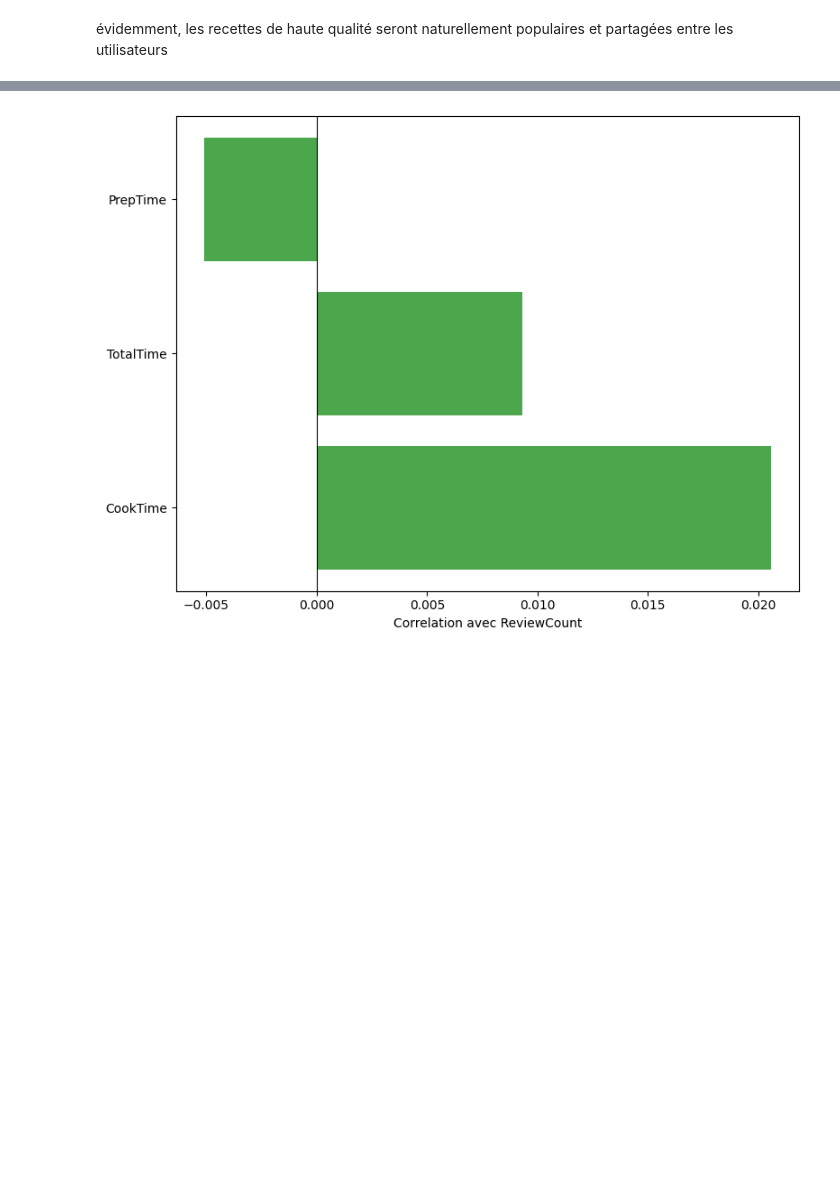
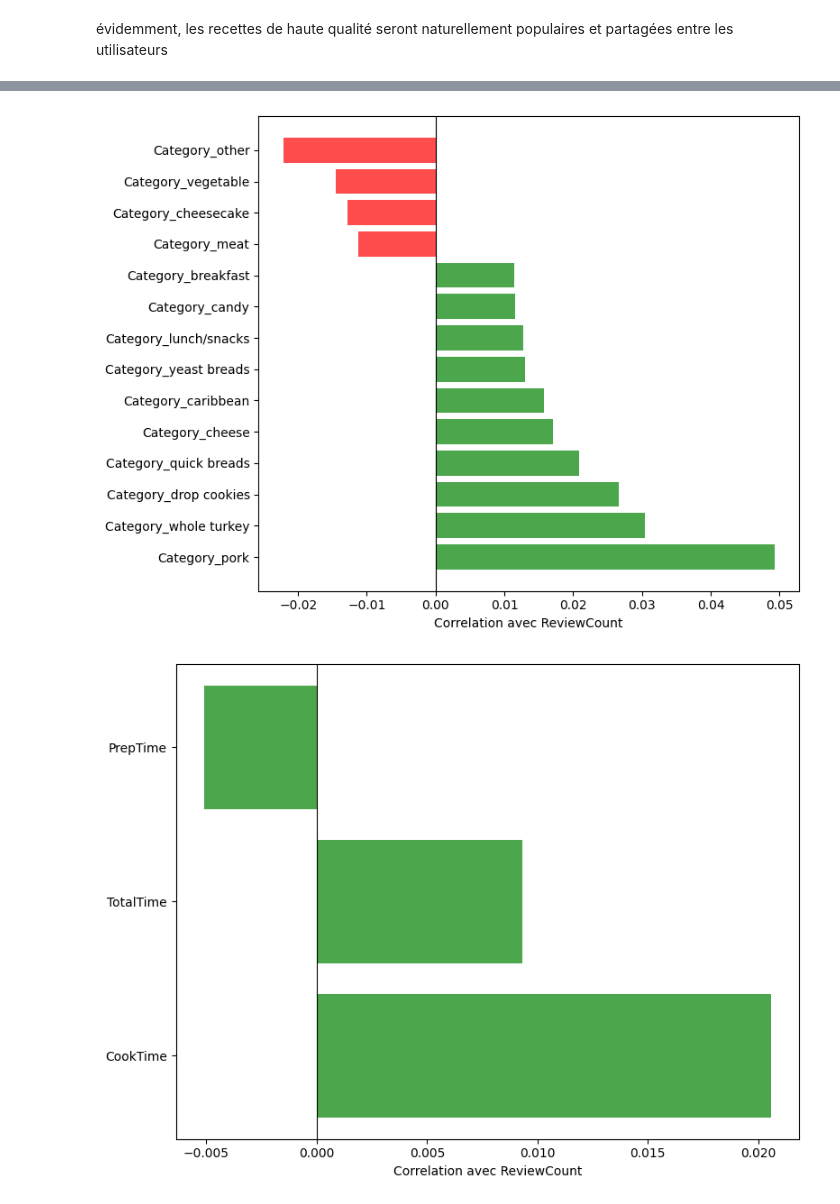
Before and after one commit to louaycodes/ProjetMachineLearning4Arctic, a Jupyter notebook: projetML.ipynb, the cells around one changed output, grey strips where cells are left out. Saved outputs shown, nothing was run; the diff lists cells and outputs as text; code cells hidden in the pictures; blank space fills up the shorter version.

```diff
--- a/projetML.ipynb
+++ b/projetML.ipynb
@@ -976,3 +962,19 @@ plt.show()
+# %%
+category_cols = [col for col in pop_df.columns if col.startswith('Category_')]
+cat_df = pop_df[category_cols + ['ReviewCount']]
+corr_avec_reviews = cat_df.drop('ReviewCount', axis=1).corrwith(cat_df['ReviewCount'])
+forte_corr = corr_avec_reviews[abs(corr_avec_reviews) > 0.01].sort_values(ascending=False)
+fig, ax = plt.subplots(figsize=(8,6))
+colors = ['green' if x > 0 else 'red' for x in forte_corr.values]
+ax.barh(range(len(forte_corr)), forte_corr.values, color=colors, alpha=0.7)
+ax.set_yticks(range(len(forte_corr)))
+ax.set_yticklabels(forte_corr.index)
+ax.set_xlabel('Correlation avec ReviewCount')
+ax.axvline(0, color='black', linewidth=0.8)
+plt.tight_layout()
+plt.show()
+# %% [output]
+[figure, added]
 # %%
 corr_avec_reviews = pop_df[temps_cols + ['ReviewCount']].dropna().corr()['ReviewCount'].drop('ReviewCount')
 forte_corr = corr_avec_reviews[abs(corr_avec_reviews) > 0.0].sort_values(ascending=False)
```
Also changed, not shown: parts of 37 cells of this notebook.
